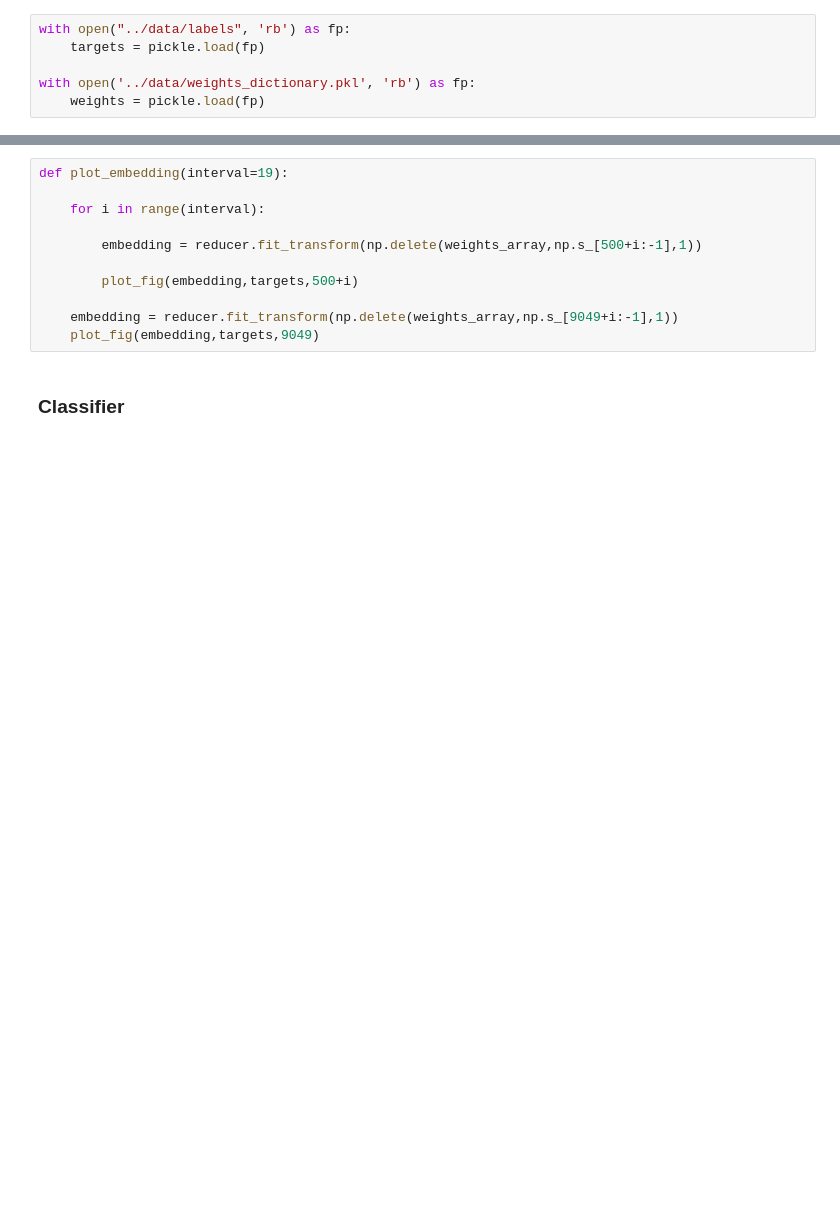
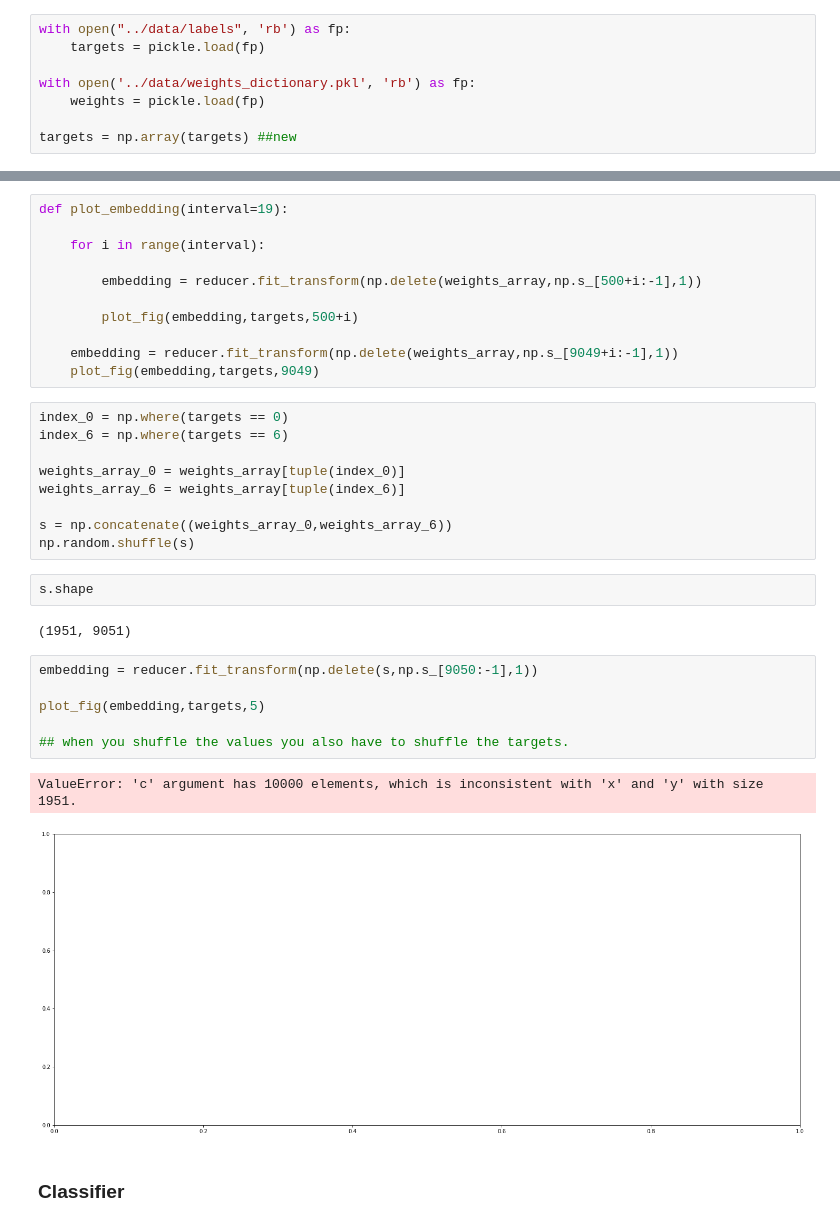
Before and after one commit to CadmusFlux/Implicit_neural_representation, a Jupyter notebook: visualisation.ipynb, the cells around one changed output, grey strips where cells are left out. Cells and saved outputs as stored; diff of their text form; blank space fills up the shorter version.

```diff
--- a/visualisation.ipynb
+++ b/visualisation.ipynb
@@ -33,6 +33,8 @@ with open("../data/labels", 'rb') as fp:
 
 with open('../data/weights_dictionary.pkl', 'rb') as fp:
     weights = pickle.load(fp)
+
+targets = np.array(targets) ##new
 # %%
 weights_array = np.array(tuple(weights.values()))
 # %%
@@ -67,6 +69,28 @@ def plot_embedding(interval=19):
 
     embedding = reducer.fit_transform(np.delete(weights_array,np.s_[9049+i:-1],1))
     plot_fig(embedding,targets,9049)
+# %%
+index_0 = np.where(targets == 0)
+index_6 = np.where(targets == 6)
+
+weights_array_0 = weights_array[tuple(index_0)]
+weights_array_6 = weights_array[tuple(index_6)]
+
+s = np.concatenate((weights_array_0,weights_array_6))
+np.random.shuffle(s)
+# %%
+s.shape
+# %% [output]
+(1951, 9051)
+# %%
+embedding = reducer.fit_transform(np.delete(s,np.s_[9050:-1],1))
+
+plot_fig(embedding,targets,5)
+
+## when you shuffle the values you also have to shuffle the targets.
+# %% [output]
+ValueError: 'c' argument has 10000 elements, which is inconsistent with 'x' and 'y' with size 1951.
+[figure, added]
 # %% [markdown]
 ### Classifier
 # %%
```
Also changed, not shown: parts of 1 cell of this notebook, 1 other file.
